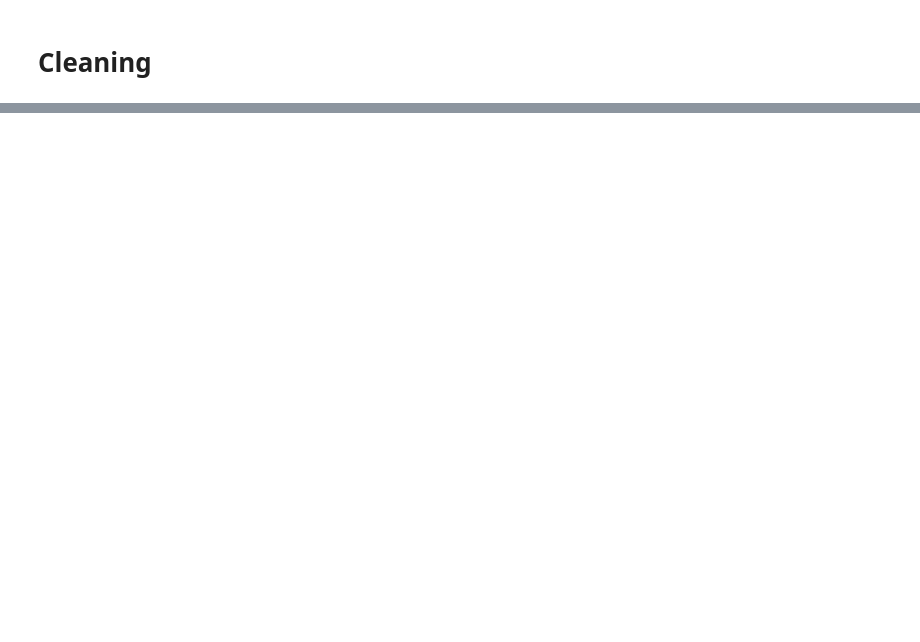
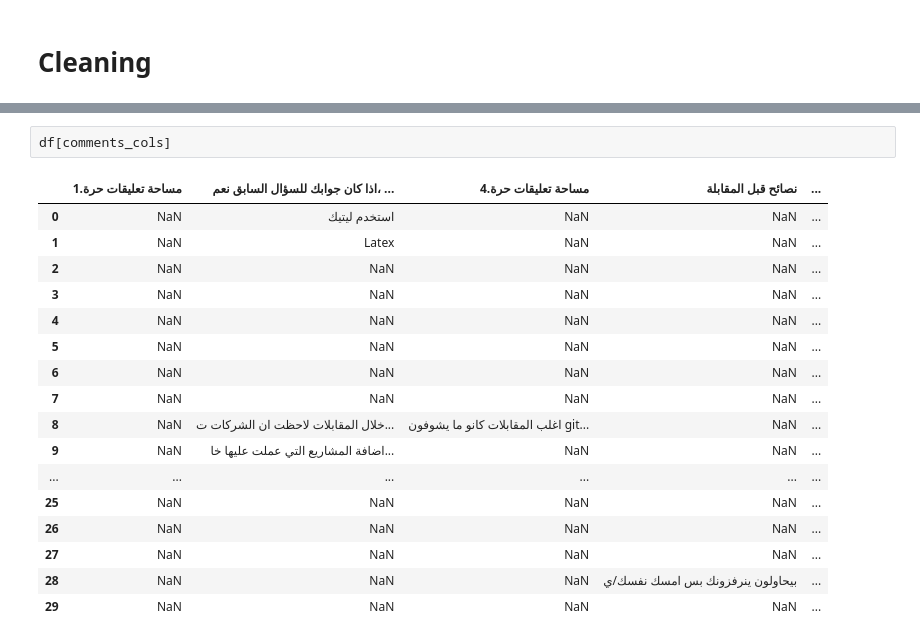
Before and after one commit to Hawzen/Experience-Survey, a Jupyter notebook: analysis.ipynb, the cells around one changed output, grey strips where cells are left out. Drawn from its saved outputs; the diff is of its cells as text; blank space fills up the shorter version.

```diff
--- a/analysis.ipynb
+++ b/analysis.ipynb
@@ -131,0 +112,20 @@ dir(list)
+# %%
+df[comments_cols]
+# %% [output]
+|  | مساحة تعليقات حرة.1 | اذا كان جوابك للسؤال السابق نعم، ... | مساحة تعليقات حرة.4 | نصائح قبل المقابلة | ... |
+| 0 | NaN | استخدم ليتيك | NaN | NaN | ... |
+| 1 | NaN | Latex | NaN | NaN | ... |
+| 2 | NaN | NaN | NaN | NaN | ... |
+| 3 | NaN | NaN | NaN | NaN | ... |
+| 4 | NaN | NaN | NaN | NaN | ... |
+| 5 | NaN | NaN | NaN | NaN | ... |
+| 6 | NaN | NaN | NaN | NaN | ... |
+| 7 | NaN | NaN | NaN | NaN | ... |
+| 8 | NaN | خلال المقابلات لاحظت ان الشركات ت... | اغلب المقابلات كانو ما يشوفون git... | NaN | ... |
+| 9 | NaN | اضافة المشاريع التي عملت عليها خا... | NaN | NaN | ... |
+| ... | ... | ... | ... | ... | ... |
+| 25 | NaN | NaN | NaN | NaN | ... |
+| 26 | NaN | NaN | NaN | NaN | ... |
+| 27 | NaN | NaN | NaN | NaN | ... |
+| 28 | NaN | NaN | NaN | بيحاولون ينرفزونك بس امسك نفسك/ي | ... |
+| 29 | NaN | NaN | NaN | NaN | ... |
```
Also changed, not shown: parts of 8 cells of this notebook.
